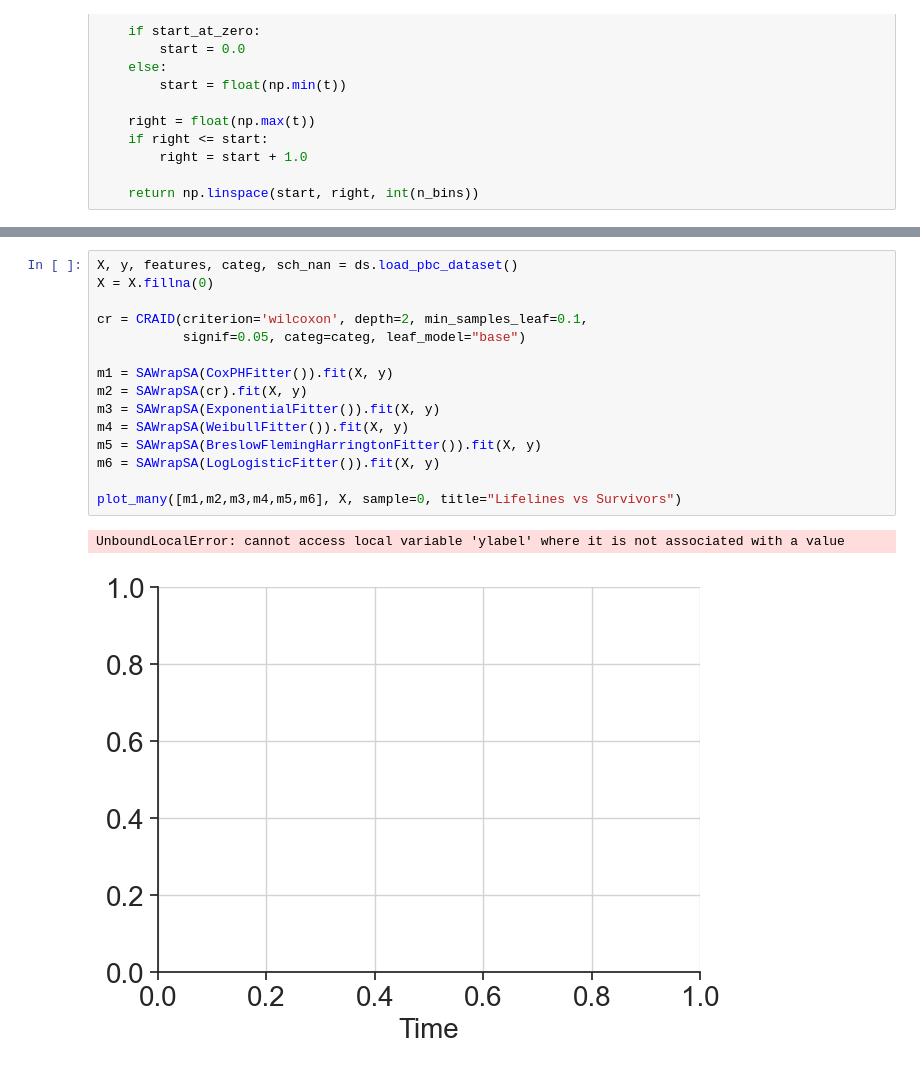
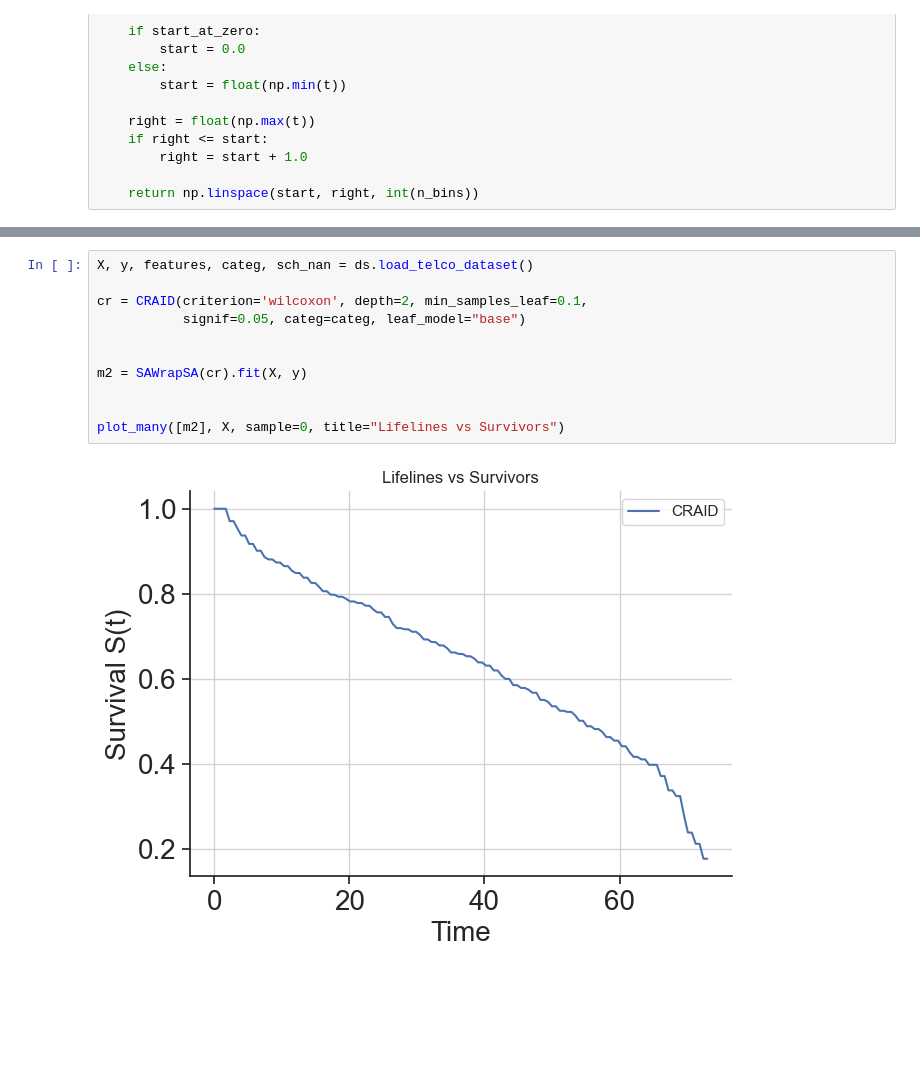
Before and after one commit to DimonZhi/SAWrap, a Jupyter notebook: wrap.ipynb, the cells around one changed output, grey strips where cells are left out. Drawn from its saved outputs; the diff is of its cells as text; blank space fills up the shorter version.

```diff
--- a/wrap.ipynb
+++ b/wrap.ipynb
@@ -460,23 +460,18 @@ fitted: 10 models.
 [figure]
 [figure]
 # %%
-X, y, features, categ, sch_nan = ds.load_pbc_dataset()
-X = X.fillna(0)
+X, y, features, categ, sch_nan = ds.load_telco_dataset()
 
 cr = CRAID(criterion='wilcoxon', depth=2, min_samples_leaf=0.1,
            signif=0.05, categ=categ, leaf_model="base")
 
-m1 = SAWrapSA(CoxPHFitter()).fit(X, y)
+
 m2 = SAWrapSA(cr).fit(X, y)
-m3 = SAWrapSA(ExponentialFitter()).fit(X, y)
-m4 = SAWrapSA(WeibullFitter()).fit(X, y)
-m5 = SAWrapSA(BreslowFlemingHarringtonFitter()).fit(X, y)
-m6 = SAWrapSA(LogLogisticFitter()).fit(X, y)
 
-plot_many([m1,m2,m3,m4,m5,m6], X, sample=0, title="Lifelines vs Survivors")
+
+plot_many([m2], X, sample=0, title="Lifelines vs Survivors")
 # %% [output]
-UnboundLocalError: cannot access local variable 'ylabel' where it is not associated with a value
-[figure, old version]
+[figure, new version]
 # %%
 from sklearn.model_selection import train_test_split
 from metrics_sa import eval_survival_model, print_metrics
```
Also changed, not shown: parts of 17 cells of this notebook, 4 other files.
